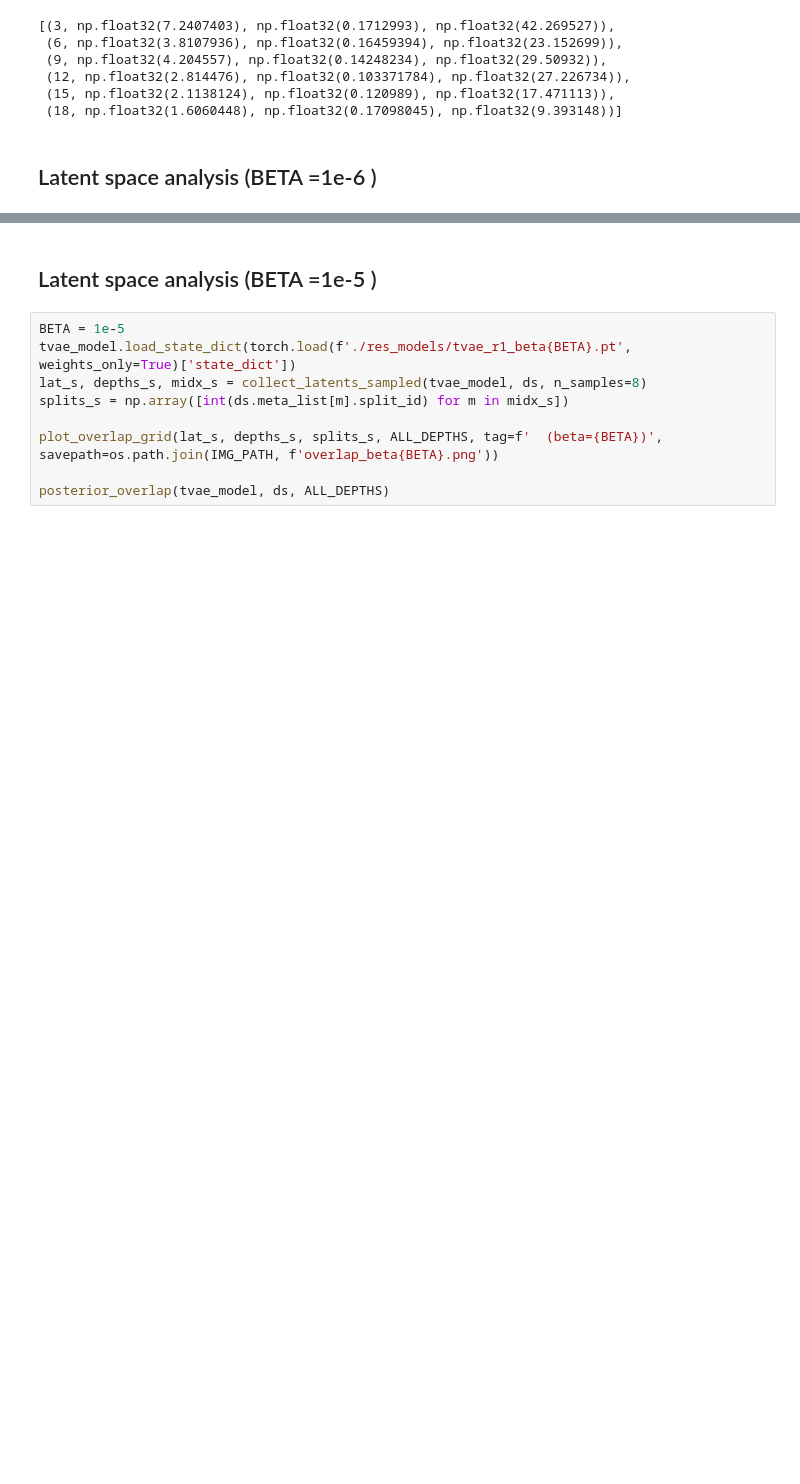
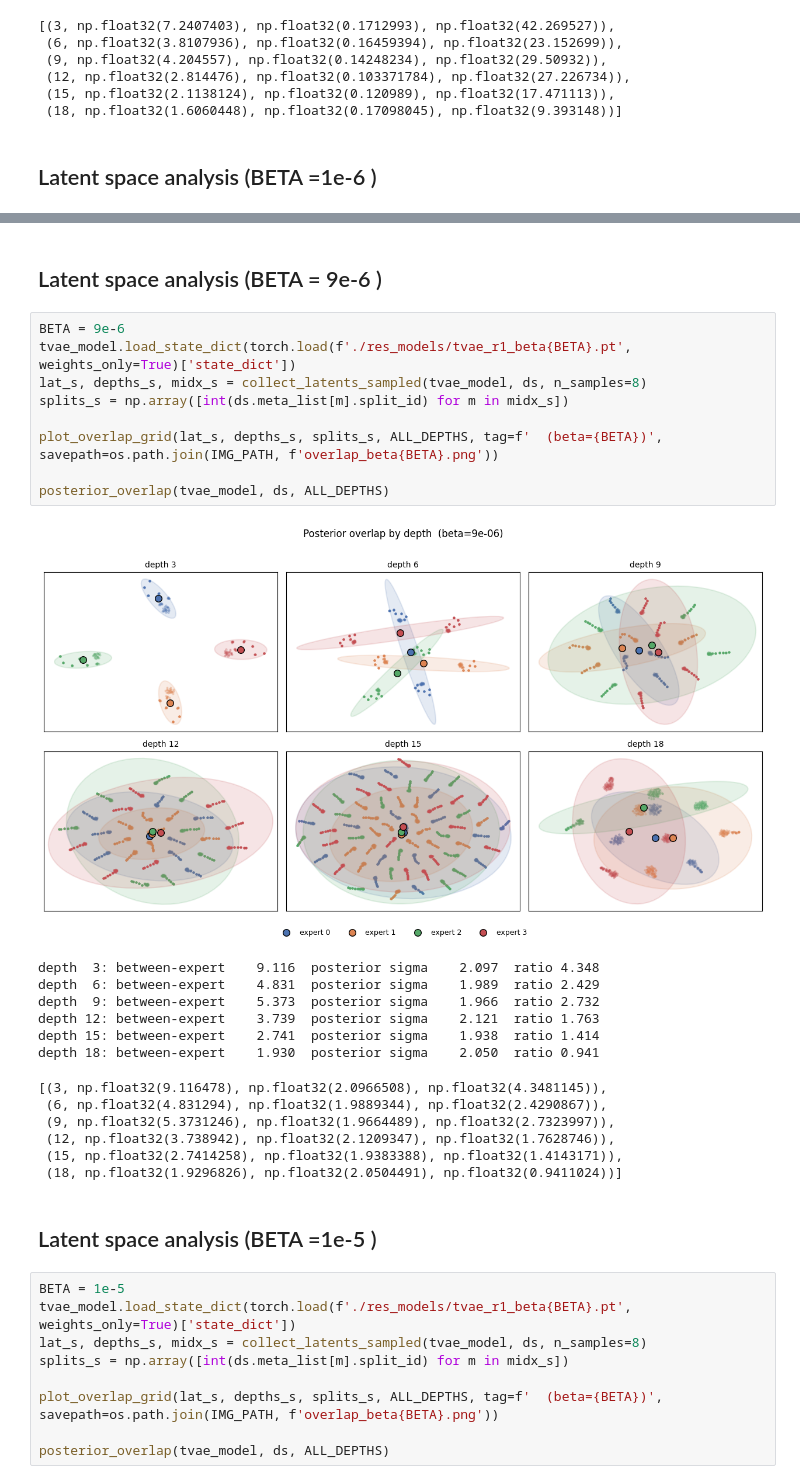
Before and after one commit to Arman-Salahshour/ls-merge-vision, a Jupyter notebook: phase_three_train_and_evaluate_weight_vae.ipynb, the cells around one changed output, grey strips where cells are left out. Cells and saved outputs as stored; diff of their text form; blank space fills up the shorter version.

```diff
--- a/phase_three_train_and_evaluate_weight_vae.ipynb
+++ b/phase_three_train_and_evaluate_weight_vae.ipynb
@@ -337,3 +412,28 @@ depth 18: between-expert    1.793  posterior sigma    0.567  ratio 3.163
+# %% [markdown]
+## Latent space analysis (BETA = 9e-6 )
+# %%
+BETA = 9e-6
+tvae_model.load_state_dict(torch.load(f'./res_models/tvae_r1_beta{BETA}.pt', weights_only=True)['state_dict'])
+lat_s, depths_s, midx_s = collect_latents_sampled(tvae_model, ds, n_samples=8)
+splits_s = np.array([int(ds.meta_list[m].split_id) for m in midx_s])
+
+plot_overlap_grid(lat_s, depths_s, splits_s, ALL_DEPTHS, tag=f'  (beta={BETA})', savepath=os.path.join(IMG_PATH, f'overlap_beta{BETA}.png'))
+
+posterior_overlap(tvae_model, ds, ALL_DEPTHS)
+# %% [output]
+[figure, added]
+depth  3: between-expert    9.116  posterior sigma    2.097  ratio 4.348
+depth  6: between-expert    4.831  posterior sigma    1.989  ratio 2.429
+depth  9: between-expert    5.373  posterior sigma    1.966  ratio 2.732
+depth 12: between-expert    3.739  posterior sigma    2.121  ratio 1.763
+depth 15: between-expert    2.741  posterior sigma    1.938  ratio 1.414
+depth 18: between-expert    1.930  posterior sigma    2.050  ratio 0.941
+[(3, np.float32(9.116478), np.float32(2.0966508), np.float32(4.3481145)),
+ (6, np.float32(4.831294), np.float32(1.9889344), np.float32(2.4290867)),
+ (9, np.float32(5.3731246), np.float32(1.9664489), np.float32(2.7323997)),
+ (12, np.float32(3.738942), np.float32(2.1209347), np.float32(1.7628746)),
+ (15, np.float32(2.7414258), np.float32(1.9383388), np.float32(1.4143171)),
+ (18, np.float32(1.9296826), np.float32(2.0504491), np.float32(0.9411024))]
 # %% [markdown]
 ## Latent space analysis (BETA =1e-5 )
 # %%
```
Also changed, not shown: parts of 21 cells of this notebook.
